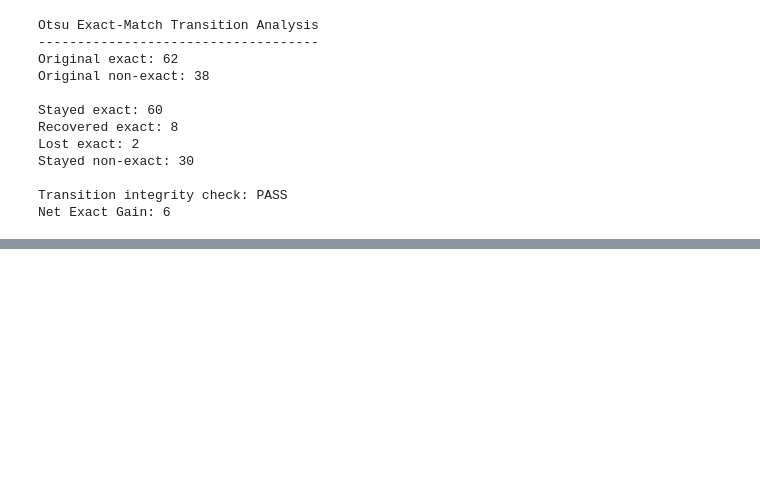
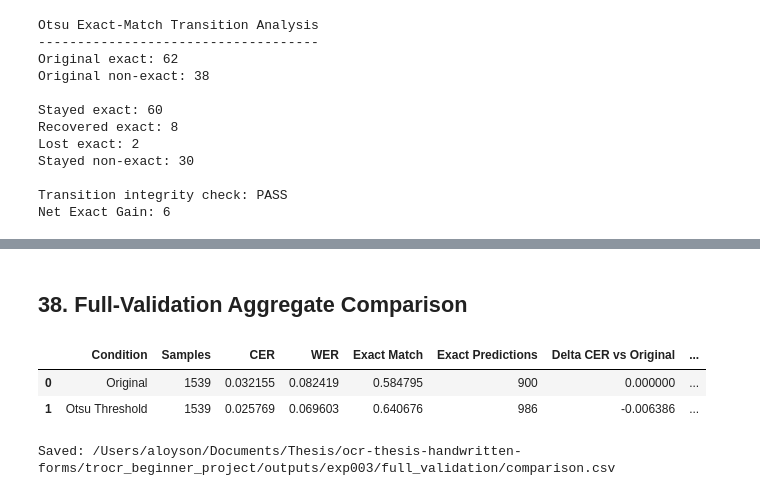
Before and after one commit to adecost4/ocr-thesis-handwritten-forms, a Jupyter notebook: trocr_beginner_project/notebooks/04_exp003_preprocessing.ipynb, the cells around one changed output, grey strips where cells are left out. Cells and saved outputs as stored; diff of their text form; code cells hidden in the pictures; blank space fills up the shorter version.

```diff
--- a/trocr_beginner_project/notebooks/04_exp003_preprocessing.ipynb
+++ b/trocr_beginner_project/notebooks/04_exp003_preprocessing.ipynb
@@ -1341,0 +1538,16 @@ Held-out IAM Test Set
+# %%
+full_otsu_cer = full_otsu_results["cer"].mean()
+full_otsu_wer = full_otsu_results["wer"].mean()
+full_otsu_exact = full_otsu_results["exact"].mean()
+full_otsu_exact_count = int(full_otsu_results["exact"].sum())
+
+print("EXP003 Full Validation — Otsu")
+print("-----------------------------")
+print("Samples:", len(full_otsu_results))
+print(f"Average CER: {full_otsu_cer:.4f}")
+print(f"Average WER: {full_otsu_wer:.4f}")
+print(f"Exact Match: {full_otsu_exact:.2%}")
+print(
+    "Exact Predictions:",
+    f"{full_otsu_exact_count}/{len(full_otsu_results)}"
+)
@@ -1341,0 +1584,49 @@ Held-out IAM Test Set
+# %% [markdown]
+## 38. Full-Validation Aggregate Comparison
+# %%
+full_validation_comparison = pd.DataFrame([
+    {
+        "Condition": "Original",
+        "Samples": len(full_original_results),
+        "CER": full_original_cer,
+        "WER": full_original_wer,
+        "Exact Match": full_original_exact,
+        "Exact Predictions": full_original_exact_count,
+    },
+    {
+        "Condition": "Otsu Threshold",
+        "Samples": len(full_otsu_results),
+        "CER": full_otsu_cer,
+        "WER": full_otsu_wer,
+        "Exact Match": full_otsu_exact,
+        "Exact Predictions": full_otsu_exact_count,
+    },
+])
+
+full_validation_comparison["Delta CER vs Original"] = (
+    full_validation_comparison["CER"] - full_original_cer
+)
+full_validation_comparison["Delta WER vs Original"] = (
+    full_validation_comparison["WER"] - full_original_wer
+)
+full_validation_comparison["Delta Exact vs Original"] = (
+    full_validation_comparison["Exact Match"] - full_original_exact
+)
+
+display(full_validation_comparison)
+
+FULL_COMPARISON_PATH = (
+    FULL_VALIDATION_DIR
+    / "comparison.csv"
+)
+full_validation_comparison.to_csv(
+    FULL_COMPARISON_PATH,
+    index=False
+)
+
+print("Saved:", FULL_COMPARISON_PATH)
+# %% [output]
+|  | Condition | Samples | CER | WER | Exact Match | Exact Predictions | Delta CER vs Original | ... |
+| 0 | Original | 1539 | 0.032155 | 0.082419 | 0.584795 | 900 | 0.000000 | ... |
+| 1 | Otsu Threshold | 1539 | 0.025769 | 0.069603 | 0.640676 | 986 | -0.006386 | ... |
+Saved: /Users/aloyson/Documents/Thesis/ocr-thesis-handwritten-forms/trocr_beginner_project/outputs/exp003/full_validation/comparison.csv
```
Also changed, not shown: parts of 50 cells of this notebook, 11 other files.
